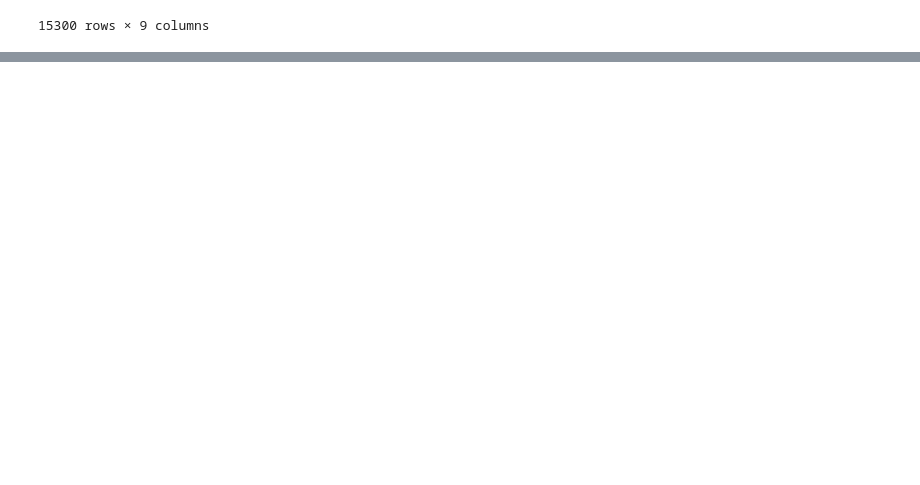
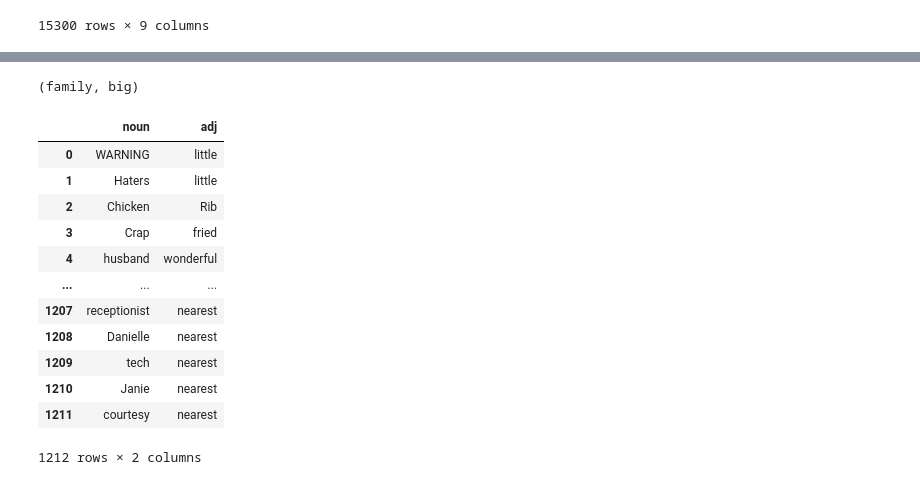
Before and after one commit to kaneishere/CZ4045, a Jupyter notebook: Most frequent pairing/noun-adj-pair.ipynb, the cells around one changed output, grey strips where cells are left out. Cells and saved outputs as stored; diff of their text form; code cells hidden in the pictures; blank space fills up the shorter version.

```diff
--- a/Most frequent pairing/noun-adj-pair.ipynb
+++ b/Most frequent pairing/noun-adj-pair.ipynb
@@ -25,0 +65,16 @@ display(data)
+# %%
+import spacy
+nlp = spacy.load('en_core_web_sm')
+# %%
+noun_adj_pairs = []
+
+for i in random50['text']:
+  doc = nlp(i)
+  for i,token in enumerate(doc):
+      if token.pos_ not in ('NOUN','PROPN'):
+          continue
+      for j in range(i+1,len(doc)):
+          if doc[j].pos_ == 'ADJ':
+              noun_adj_pairs.append((token,doc[j]))
+              break
+noun_adj_pairs
@@ -25,0 +153,23 @@ display(data)
+# %%
+print(noun_adj_pairs[5])
+# %% [output]
+(family, big)
+# %%
+# (Using df instead of list)
+# Convert list to dataframe
+df = pd.DataFrame (noun_adj_pairs, columns = ['noun','adj'])
+display(df)
+# %% [output]
+|  | noun | adj |
+| 0 | WARNING | little |
+| 1 | Haters | little |
+| 2 | Chicken | Rib |
+| 3 | Crap | fried |
+| 4 | husband | wonderful |
+| ... | ... | ... |
+| 1207 | receptionist | nearest |
+| 1208 | Danielle | nearest |
+| 1209 | tech | nearest |
+| 1210 | Janie | nearest |
+| 1211 | courtesy | nearest |
+1212 rows × 2 columns
```
Also changed, not shown: parts of 15 cells of this notebook, 1 other file.
